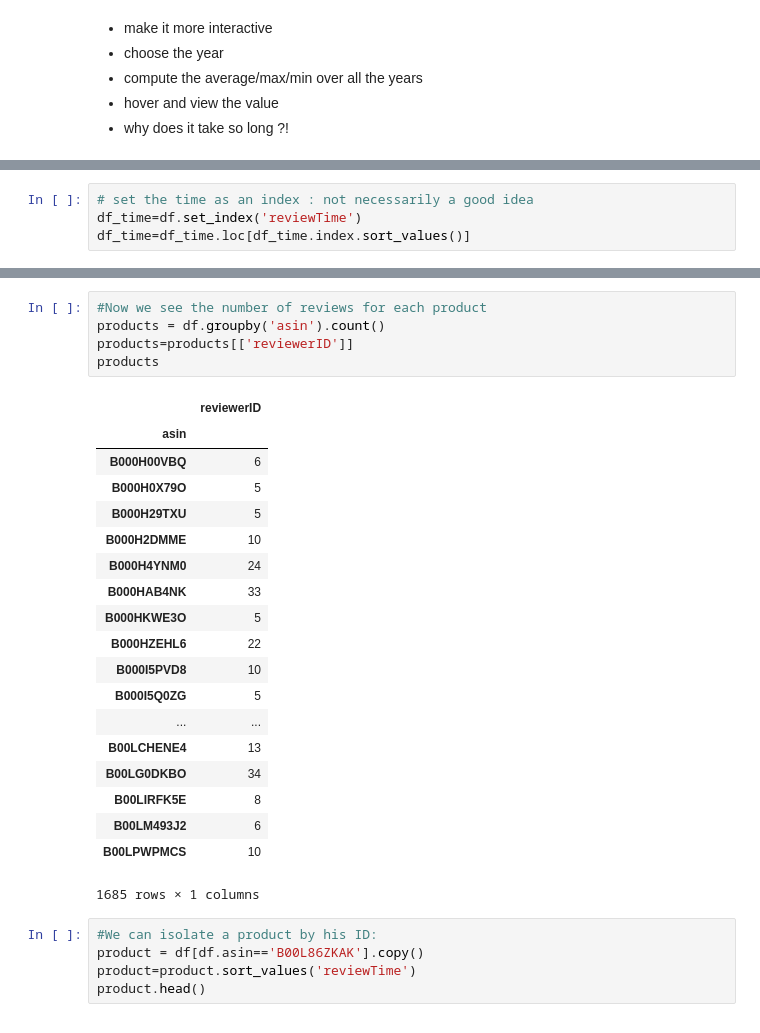
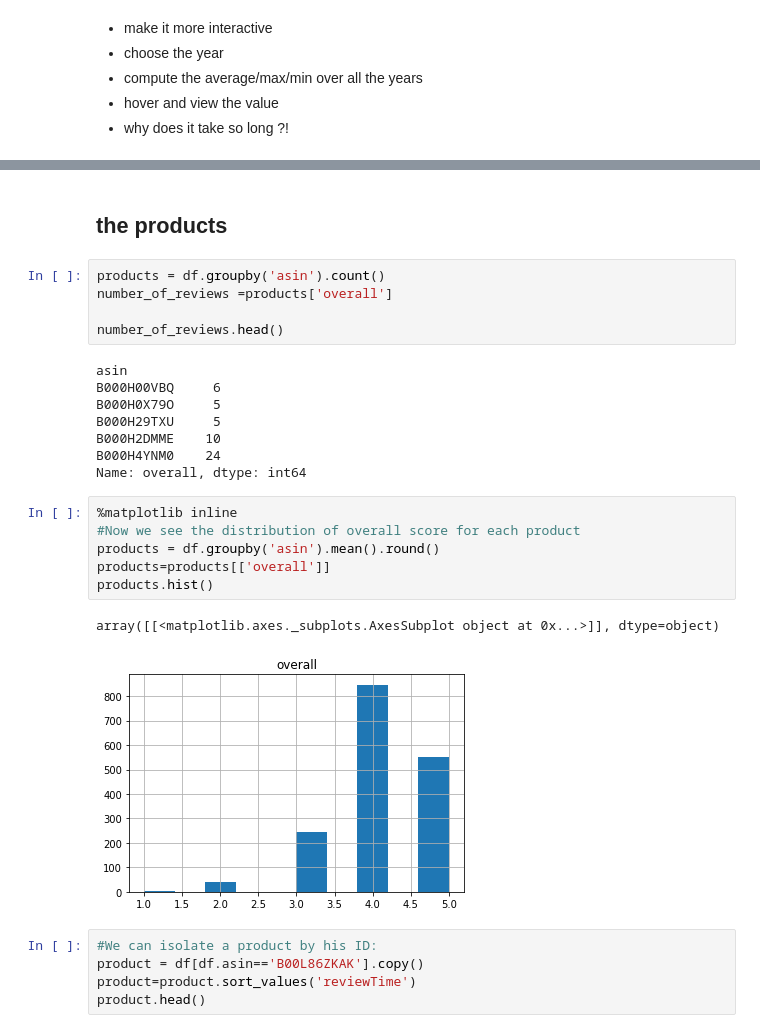
Before and after one commit to sourabhlal/ada2017, a Jupyter notebook: Project/exploration_AmazonInstantVideo-Copy1.ipynb, the cells around one changed output, grey strips where cells are left out. Cells and saved outputs as stored; diff of their text form.

Commit message:
the notebook
skeleton + code for reviews

```diff
--- a/Project/exploration_AmazonInstantVideo-Copy1.ipynb
+++ b/Project/exploration_AmazonInstantVideo-Copy1.ipynb
@@ -181,4 +213,0 @@ show(p)
-# %%
-# set the time as an index : not necessarily a good idea
-df_time=df.set_index('reviewTime')
-df_time=df_time.loc[df_time.index.sort_values()]
@@ -211,28 +241,27 @@ df
+# %% [markdown]
+## the products
+# %%
+products = df.groupby('asin').count()
+number_of_reviews =products['overall']
+
+number_of_reviews.head()
+# %% [output]
+asin
+B000H00VBQ     6
+B000H0X79O     5
+B000H29TXU     5
+B000H2DMME    10
+B000H4YNM0    24
+Name: overall, dtype: int64
 # %%
-#Now we see the number of reviews for each product
-products = df.groupby('asin').count()
-products=products[['reviewerID']]
-products
+%matplotlib inline
+#Now we see the distribution of overall score for each product
+products = df.groupby('asin').mean().round()
+products=products[['overall']]
+products.hist()
 # %% [output]
-|  | reviewerID |
-| asin |  |
-| B000H00VBQ | 6 |
-| B000H0X79O | 5 |
-| B000H29TXU | 5 |
-| B000H2DMME | 10 |
-| B000H4YNM0 | 24 |
-| B000HAB4NK | 33 |
-| B000HKWE3O | 5 |
-| B000HZEHL6 | 22 |
-| B000I5PVD8 | 10 |
-| B000I5Q0ZG | 5 |
-| ... | ... |
-| B00LCHENE4 | 13 |
-| B00LG0DKBO | 34 |
-| B00LIRFK5E | 8 |
-| B00LM493J2 | 6 |
-| B00LPWPMCS | 10 |
-1685 rows × 1 columns
+array([[<matplotlib.axes._subplots.AxesSubplot object at 0x...>]], dtype=object)
+[figure, added]
 # %%
 #We can isolate a product by his ID:
 product = df[df.asin=='B00L86ZKAK'].copy()
```
Also changed, not shown: parts of 29 cells of this notebook.
